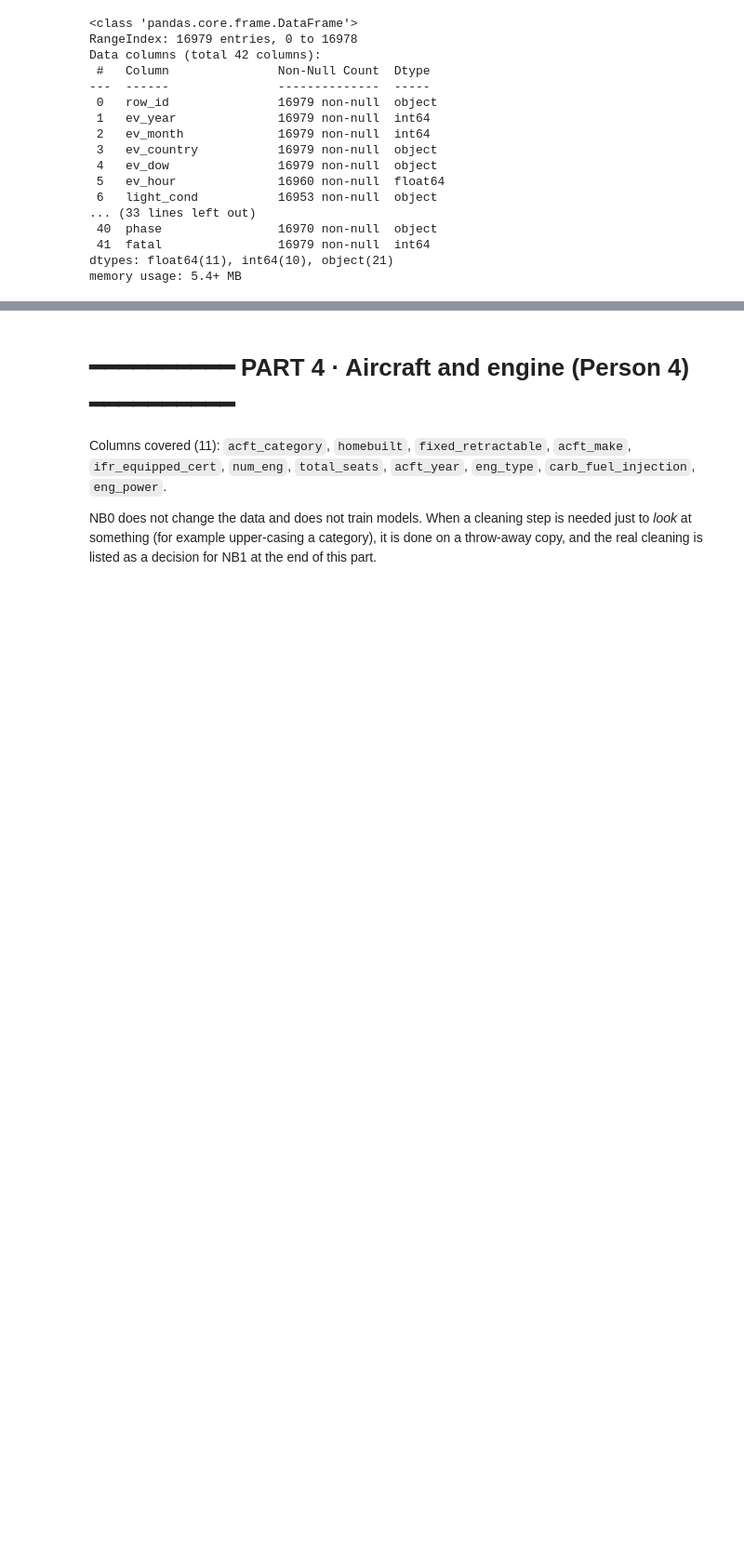
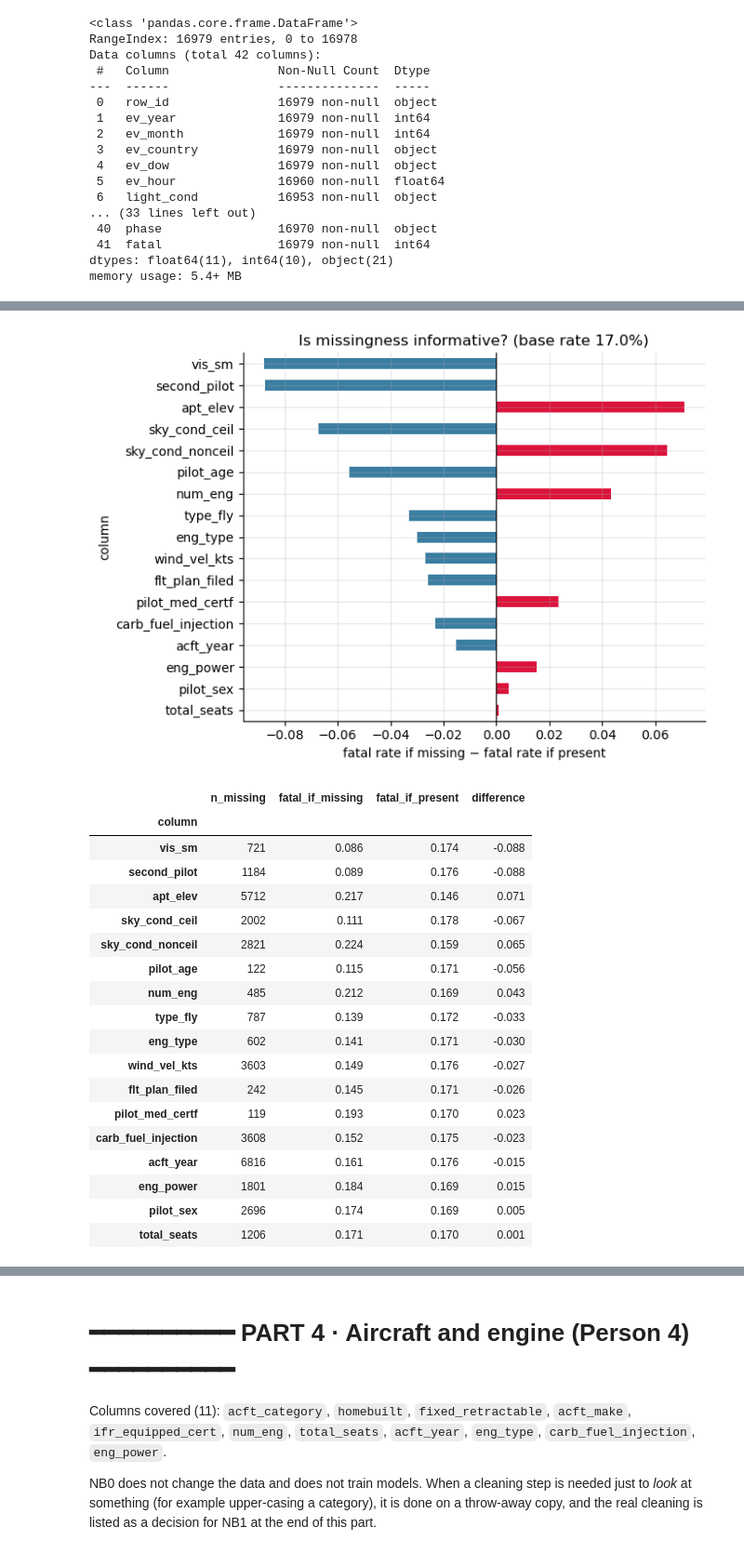
Before and after one commit to JoaoUmbels/MLBROSS, a Jupyter notebook: ML20_NB0_EDA.ipynb, the cells around one changed output, grey strips where cells are left out. Shown at 93% size. Drawn from its saved outputs; the diff is of its cells as text; code cells hidden in the pictures; blank space fills up the shorter version.

```diff
--- a/ML20_NB0_EDA.ipynb
+++ b/ML20_NB0_EDA.ipynb
@@ -165,0 +304,37 @@ As we can see, ev_country only has one unique value, which is USA, so this colum
+# %%
+# Is "missing" informative about the target? Fatal rate when the column is missing vs present (n >= 30 only).
+rows = []
+for c in miss.index:
+    m = learn[c].isna()
+    if m.sum() >= 30:
+        rows.append((c, m.sum(), learn.loc[m, "fatal"].mean(), learn.loc[~m, "fatal"].mean()))
+mt = pd.DataFrame(rows, columns=["column", "n_missing", "fatal_if_missing", "fatal_if_present"]).set_index("column")
+mt["difference"] = mt.fatal_if_missing - mt.fatal_if_present
+mt = mt.sort_values("difference", key=abs, ascending=False)
+
+ax = mt["difference"].plot.barh(figsize=(7, 5), color=np.where(mt["difference"] > 0, "crimson", "#3b7ea1"))
+ax.invert_yaxis(); ax.axvline(0, color="k", lw=.8)
+ax.set_xlabel("fatal rate if missing − fatal rate if present"); ax.set_title(f"Is missingness informative? (base rate {BASE:.1%})")
+plt.tight_layout(); plt.show()
+mt.round(3)
+# %% [output]
+[figure, added]
+|  | n_missing | fatal_if_missing | fatal_if_present | difference |
+| column |  |  |  |  |
+| vis_sm | 721 | 0.086 | 0.174 | -0.088 |
+| second_pilot | 1184 | 0.089 | 0.176 | -0.088 |
+| apt_elev | 5712 | 0.217 | 0.146 | 0.071 |
+| sky_cond_ceil | 2002 | 0.111 | 0.178 | -0.067 |
+| sky_cond_nonceil | 2821 | 0.224 | 0.159 | 0.065 |
+| pilot_age | 122 | 0.115 | 0.171 | -0.056 |
+| num_eng | 485 | 0.212 | 0.169 | 0.043 |
+| type_fly | 787 | 0.139 | 0.172 | -0.033 |
+| eng_type | 602 | 0.141 | 0.171 | -0.030 |
+| wind_vel_kts | 3603 | 0.149 | 0.176 | -0.027 |
+| flt_plan_filed | 242 | 0.145 | 0.171 | -0.026 |
+| pilot_med_certf | 119 | 0.193 | 0.170 | 0.023 |
+| carb_fuel_injection | 3608 | 0.152 | 0.175 | -0.023 |
+| acft_year | 6816 | 0.161 | 0.176 | -0.015 |
+| eng_power | 1801 | 0.184 | 0.169 | 0.015 |
+| pilot_sex | 2696 | 0.174 | 0.169 | 0.005 |
+| total_seats | 1206 | 0.171 | 0.170 | 0.001 |
```
Also changed, not shown: parts of 56 cells of this notebook.
